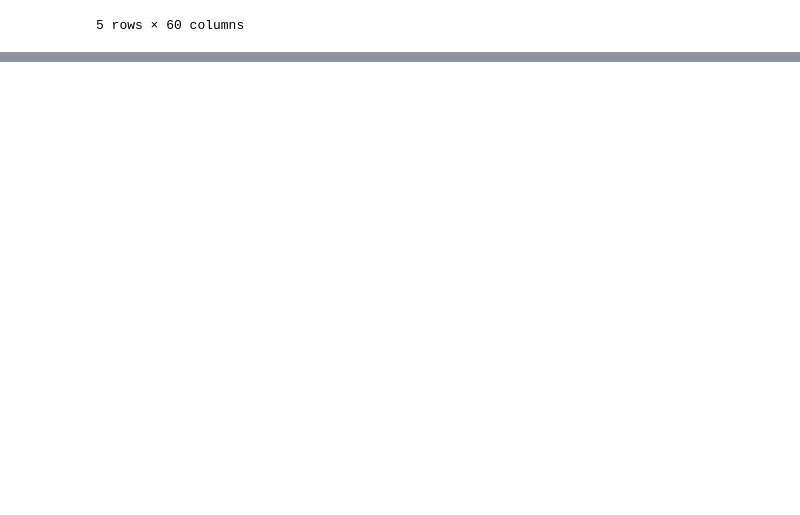
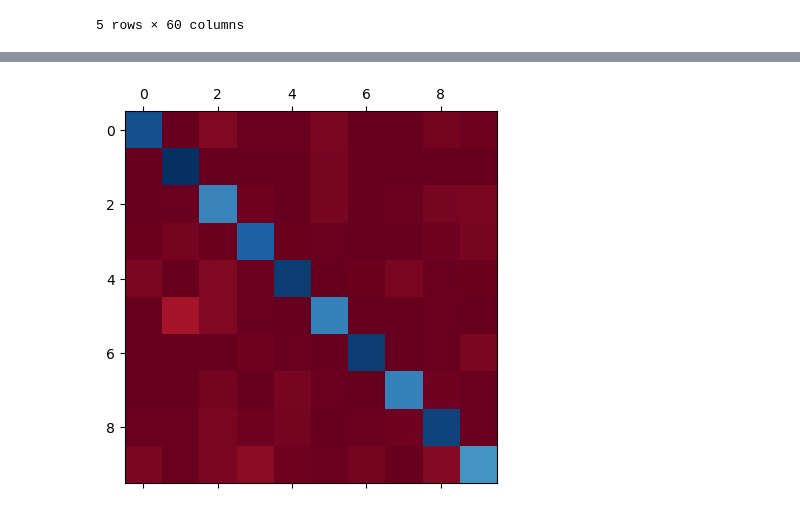
Before and after one commit to ZBDS11ML3/ML_jangseol, a Jupyter notebook: genre_classification_knn(3s)_jangseol.ipynb, the cells around one changed output, grey strips where cells are left out. Saved outputs shown, nothing was run; the diff lists cells and outputs as text; code cells hidden in the pictures; blank space fills up the shorter version.

```diff
--- a/genre_classification_knn(3s)_jangseol.ipynb
+++ b/genre_classification_knn(3s)_jangseol.ipynb
@@ -95,0 +111,6 @@ The best accuracy was with 0.9255922589255923 with k= 1
+# %%
+cmf = confusion_matrix(y_test, yhat)
+plt.matshow(cmf, cmap=plt.cm.RdBu)
+plt.show()
+# %% [output]
+[figure, added]
```
Also changed, not shown: parts of 7 cells of this notebook, 3 other files.
